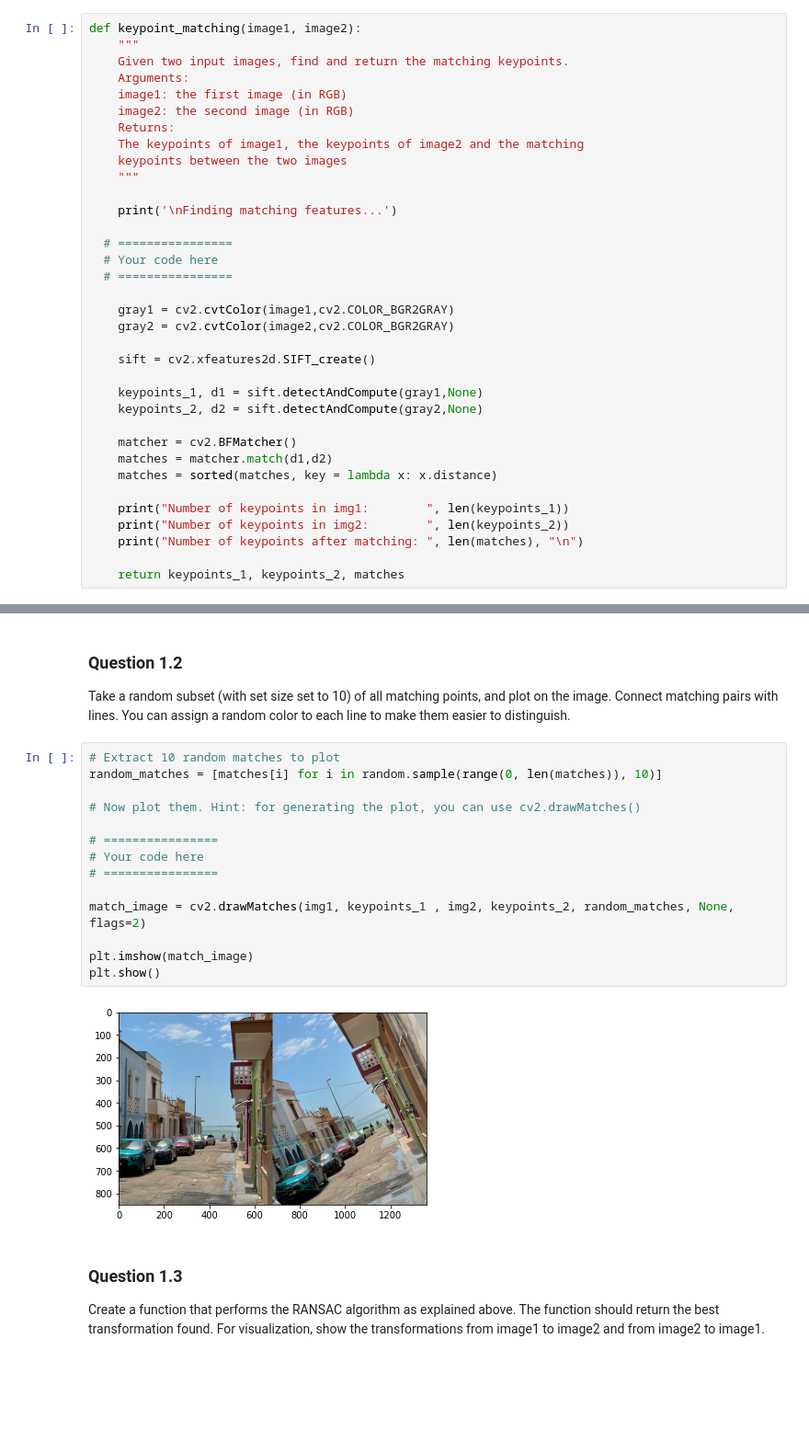
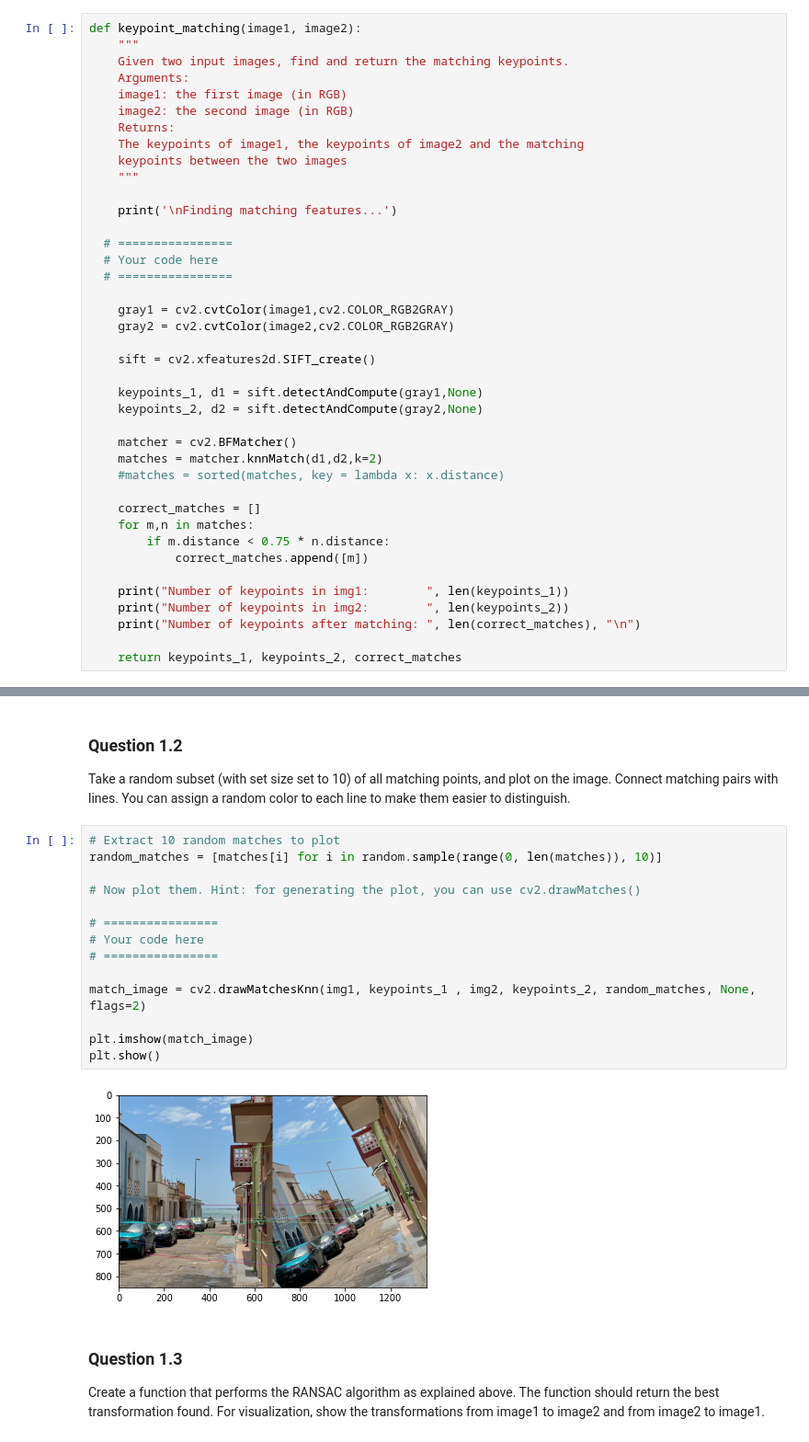
Before and after one commit to jwagenbach/cv_lab4, a Jupyter notebook: Computer_Vision_1_Lab_4.ipynb, the cells around one changed output, grey strips where cells are left out. Shown at 92% size. Cells and saved outputs as stored; diff of their text form; blank space fills up the shorter version.

```diff
--- a/Computer_Vision_1_Lab_4.ipynb
+++ b/Computer_Vision_1_Lab_4.ipynb
@@ -125,8 +125,8 @@ def keypoint_matching(image1, image2):
   # Your code here
   # ================
 
-    gray1 = cv2.cvtColor(image1,cv2.COLOR_BGR2GRAY)
-    gray2 = cv2.cvtColor(image2,cv2.COLOR_BGR2GRAY)
+    gray1 = cv2.cvtColor(image1,cv2.COLOR_RGB2GRAY)
+    gray2 = cv2.cvtColor(image2,cv2.COLOR_RGB2GRAY)
 
     sift = cv2.xfeatures2d.SIFT_create()
 
@@ -134,14 +134,19 @@ def keypoint_matching(image1, image2):
     keypoints_2, d2 = sift.detectAndCompute(gray2,None)
 
     matcher = cv2.BFMatcher()
-    matches = matcher.match(d1,d2)
-    matches = sorted(matches, key = lambda x: x.distance)
+    matches = matcher.knnMatch(d1,d2,k=2)
+    #matches = sorted(matches, key = lambda x: x.distance)
+
+    correct_matches = []
+    for m,n in matches:
+        if m.distance < 0.75 * n.distance:
+            correct_matches.append([m])
 
     print("Number of keypoints in img1:        ", len(keypoints_1))
     print("Number of keypoints in img2:        ", len(keypoints_2))
-    print("Number of keypoints after matching: ", len(matches), "\n")
+    print("Number of keypoints after matching: ", len(correct_matches), "\n")
 
-    return keypoints_1, keypoints_2, matches
+    return keypoints_1, keypoints_2, correct_matches
 # %%
 # Find and match key points
 keypoints_1, keypoints_2, matches = keypoint_matching(img1,img2)
@@ -156,19 +163,19 @@ Take a random subset (with set size set to 10) of all matching points, and plot
 # %%
 # Extract 10 random matches to plot
 random_matches = [matches[i] for i in random.sample(range(0, len(matches)), 10)]
 
 # Now plot them. Hint: for generating the plot, you can use cv2.drawMatches()
 
 # ================
 # Your code here
 # ================
 
-match_image = cv2.drawMatches(img1, keypoints_1 , img2, keypoints_2, random_matches, None, flags=2)
+match_image = cv2.drawMatchesKnn(img1, keypoints_1 , img2, keypoints_2, random_matches, None, flags=2)
 
 plt.imshow(match_image)
 plt.show()
 # %% [output]
-[figure, old version]
+[figure, new version]
 # %% [markdown]
 ### Question 1.3
 Create a function that performs the RANSAC algorithm as explained above. The function should return the best transformation found. For visualization, show the transformations from image1 to image2 and from image2 to image1.
```
Also changed, not shown: parts of 13 cells of this notebook.
